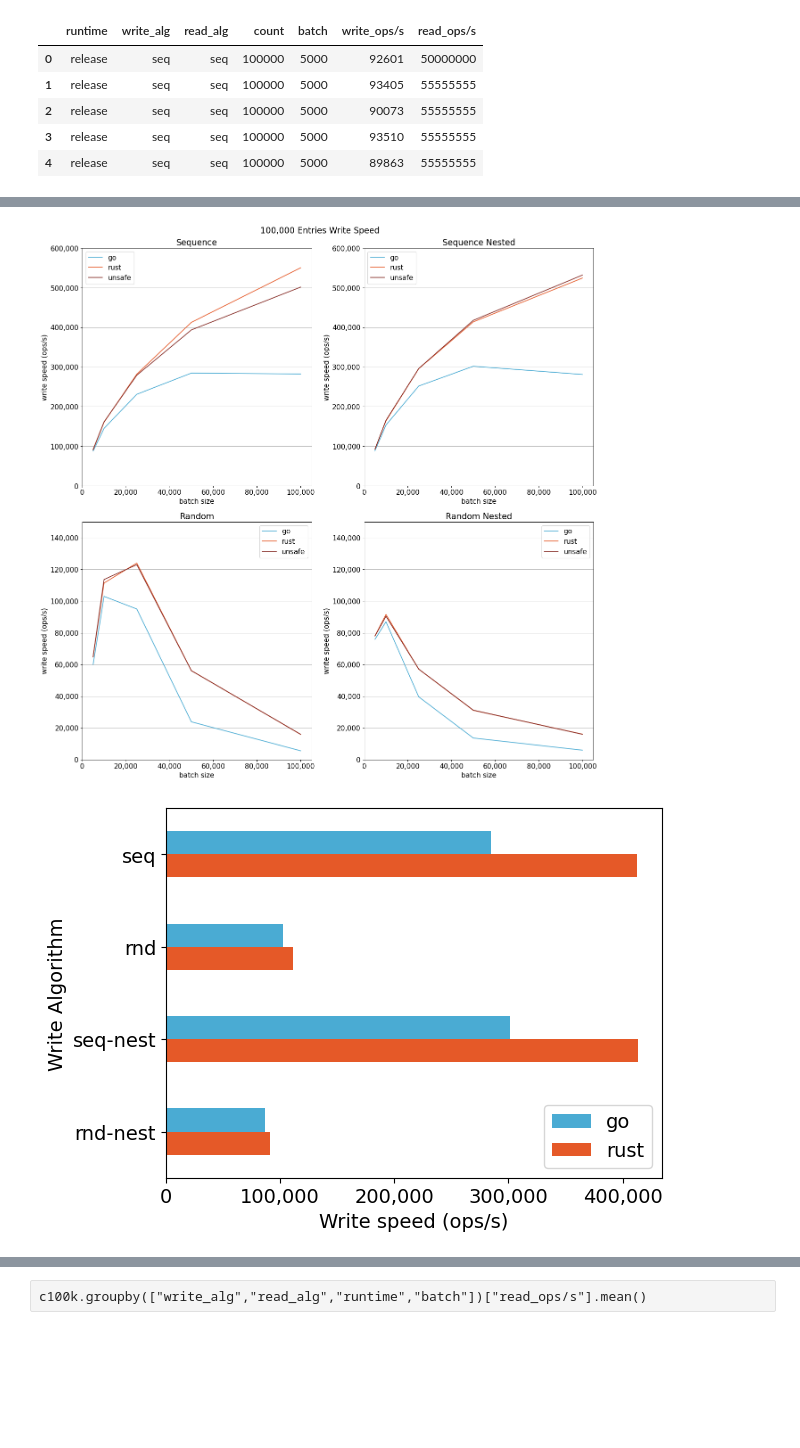
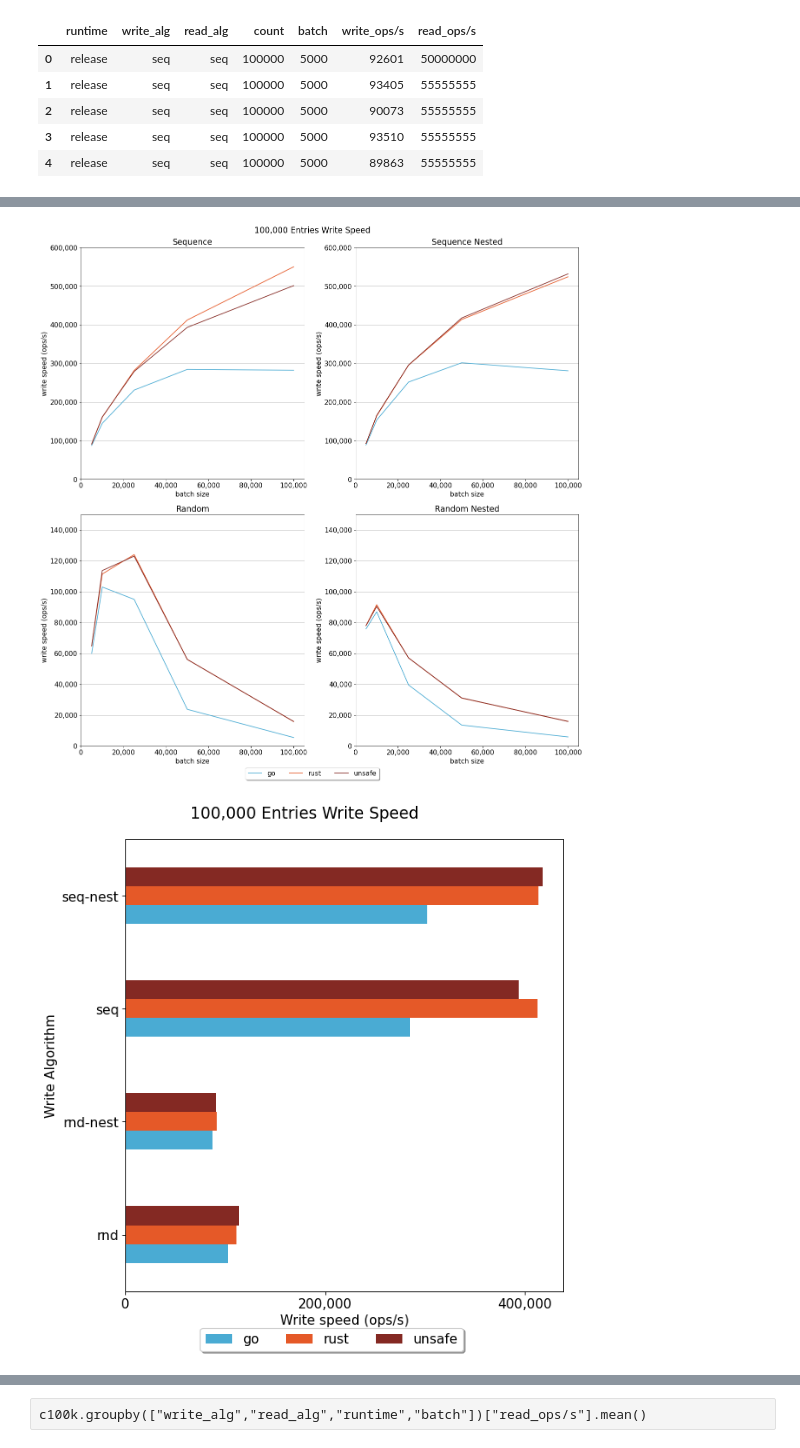
Before and after one commit to ambaxter/datascience, a Jupyter notebook: bbolt_comparison/ops_per_sec.ipynb, the cells around one changed output, grey strips where cells are left out. Saved outputs shown, nothing was run; the diff lists cells and outputs as text; code cells hidden in the pictures; blank space fills up the shorter version.

Commit message:
Updated to final-ish graphs

```diff
--- a/bbolt_comparison/ops_per_sec.ipynb
+++ b/bbolt_comparison/ops_per_sec.ipynb
@@ -17,7 +17,7 @@ COLOR_GO=(74/255, 171/255, 211/255)
 COLOR_RUST=(229/255,89/255,40/255)
 COLOR_UNSAFE=(132/255,41/255,35/255)
 
-BAR_COLORS=[COLOR_GO,COLOR_RUST]
+BAR_COLORS=[COLOR_GO,COLOR_RUST,COLOR_UNSAFE]
 
 comp = pd.read_csv('bbolt_comp.csv')
 # %%
@@ -66,7 +66,6 @@ grouped['unsafe'].plot(label='unsafe',color=COLOR_UNSAFE)
 plt.ylabel('write speed (ops/s)')
 plt.xlabel('batch size')
 plt.title('Sequence')
-plt.legend()
 ax.grid(axis='y')
 ax.set_ylim([0,600000])
 ax.yaxis.set_major_formatter(ticks_comma)
@@ -80,7 +79,6 @@ grouped['unsafe'].plot(label='unsafe',color=COLOR_UNSAFE)
 plt.ylabel('write speed (ops/s)')
 plt.xlabel('batch size')
 plt.title('Sequence Nested')
-plt.legend()
 ax.grid(axis='y')
 ax.set_ylim([0,600000])
 ax.yaxis.set_major_formatter(ticks_comma)
@@ -94,7 +92,6 @@ grouped['unsafe'].plot(label='unsafe',color=COLOR_UNSAFE)
 plt.ylabel('write speed (ops/s)')
 plt.xlabel('batch size')
 plt.title('Random')
-plt.legend()
 ax.grid(axis='y')
 ax.set_ylim([0,150000])
 ax.yaxis.set_major_formatter(ticks_comma)
@@ -108,40 +105,62 @@ grouped['unsafe'].plot(label='unsafe',color=COLOR_UNSAFE)
 plt.ylabel('write speed (ops/s)')
 plt.xlabel('batch size')
 plt.title('Random Nested')
-plt.legend()
 ax.grid(axis='y')
 ax.set_ylim([0,150000])
 ax.yaxis.set_major_formatter(ticks_comma)
 ax.set_xlim([0,105000])
 ax.xaxis.set_major_formatter(ticks_comma)
 fig.tight_layout()
+lines = []
+labels = []
+Line, Label = ax.get_legend_handles_labels()
+lines.extend(Line)
+labels.extend(Label)
+fig.legend(lines, labels,loc='lower center', bbox_to_anchor=(0.5, -0.02), fancybox=True, shadow=True, ncols=3)
 plt.show()
 # %% [output]
-[figure, old version]
+[figure, new version]
 # %%
 alg = list()
 batch_size = list()
 release = list()
 go = list()
+unsafe = list()
 
 for write_alg in set(c100k['write_alg']):
     g=c100k[c100k['write_alg']==write_alg].groupby(["runtime","batch"])["write_ops/s"].mean()
     maxed=g['go'].idxmax()
     alg.append(write_alg)
     batch_size.append(maxed)
     release.append(g['release'][maxed])
     go.append(g['go'][maxed])
+    unsafe.append(g['unsafe'][maxed])
 
 d = {
     'write_alg': alg,
     'go': go,
     'rust': release,
+    'unsafe': unsafe
 }
-ax = pd.DataFrame(data=d).plot.barh(x='write_alg',color=[COLOR_GO,COLOR_RUST])
+
+df=pd.DataFrame(data=d)
+df.sort_values('write_alg',inplace=True)
+fig = plt.figure(figsize=(8,8), dpi=80)
+fig.suptitle('100,000 Entries Write Speed')
+ax = fig.add_subplot(111)
+df.plot.barh(x='write_alg',color=BAR_COLORS,ax=ax)
 ax.xaxis.set_major_formatter(ticks_comma)
-ax.invert_yaxis()
 ax.set_xlabel('Write speed (ops/s)')
+ax.set_xticks([0,200000,400000])
 ax.set_ylabel('Write Algorithm')
+ax.get_legend().remove()
+lines = []
+labels = []
+Line, Label = ax.get_legend_handles_labels()
+lines.extend(Line)
+labels.extend(Label)
+fig.legend(lines,labels,loc='lower center', bbox_to_anchor=(0.55, -0.03), fancybox=True, shadow=True, ncols=3)
+fig.tight_layout()
 plt.show()
 # %% [output]
-[figure, old version]
+[figure, new version]
```
Also changed, not shown: parts of 13 cells of this notebook.
